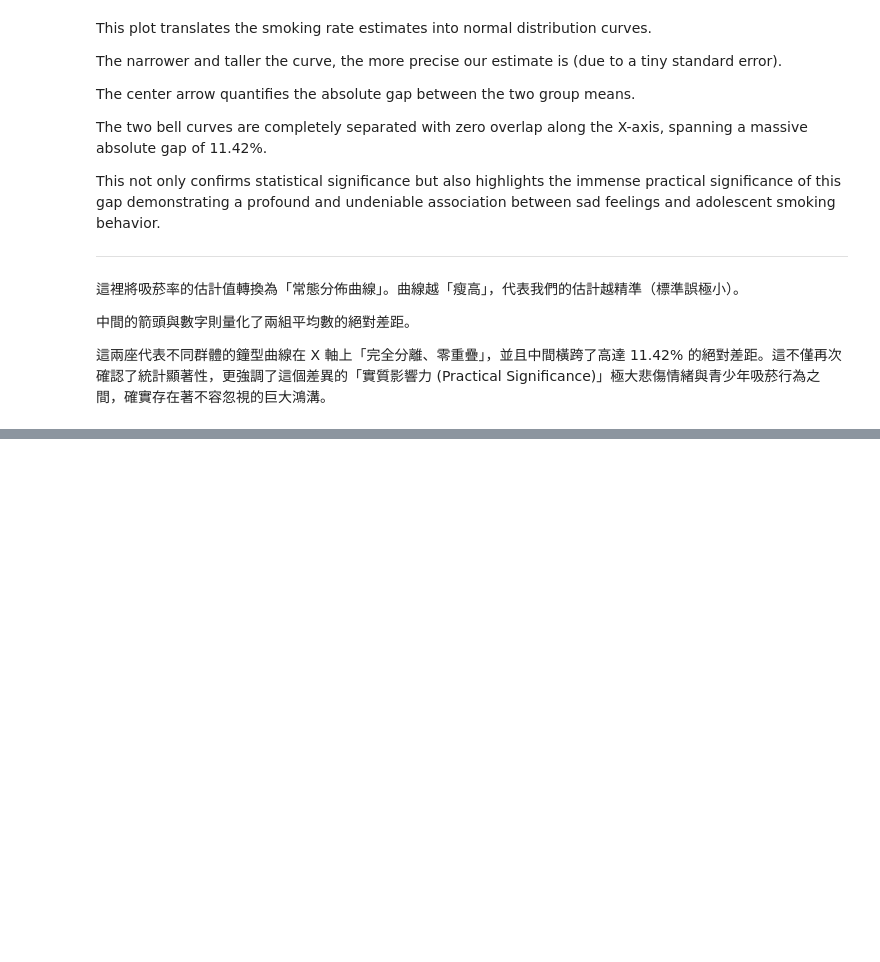
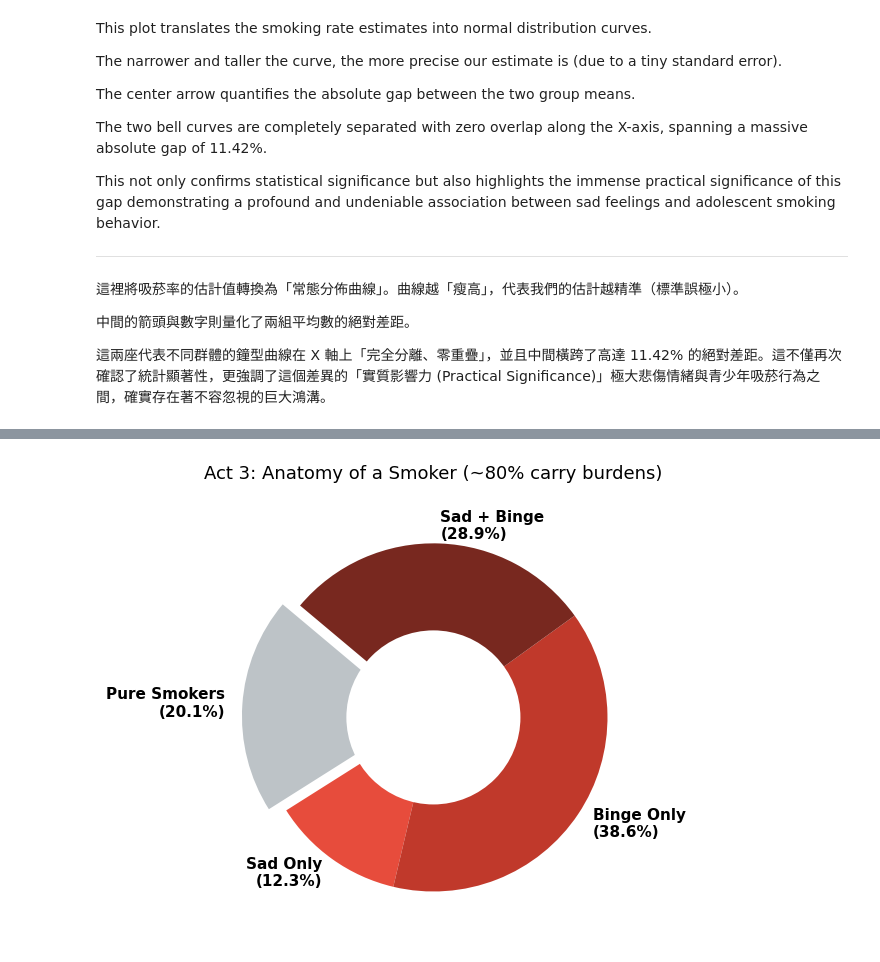
Before and after one commit to Geraldand/2026SpringStat2-Cycle3, a Jupyter notebook: notebooks/Data Visualization & Exploratory Data Analysis (EDA)/Data_Visualization_&_Exploratory_Data_Analysis_(EDA).ipynb, the cells around one changed output, grey strips where cells are left out. Cells and saved outputs as stored; diff of their text form; code cells hidden in the pictures; blank space fills up the shorter version.

```diff
--- a/notebooks/Data Visualization & Exploratory Data Analysis (EDA)/Data_Visualization_&_Exploratory_Data_Analysis_(EDA).ipynb
+++ b/notebooks/Data Visualization & Exploratory Data Analysis (EDA)/Data_Visualization_&_Exploratory_Data_Analysis_(EDA).ipynb
@@ -232,0 +267,33 @@ This not only confirms statistical significance but also highlights the immense
+# %%
+# ==========================================
+# 🍩 圖三數據：內部結構 - 吸菸者的解剖
+# ==========================================
+smokers = df[df['CurrentCigaretteUse_Recoded'] == 1]
+total_smokers = len(smokers)
+c_pure = len(smokers[(smokers['SadOrHopeless_Recoded']==0) & (smokers['CurrentBingeDrinking5OrMore_Recoded']==0)]) / total_smokers * 100
+c_sad_only = len(smokers[(smokers['SadOrHopeless_Recoded']==1) & (smokers['CurrentBingeDrinking5OrMore_Recoded']==0)]) / total_smokers * 100
+c_binge_only = len(smokers[(smokers['SadOrHopeless_Recoded']==0) & (smokers['CurrentBingeDrinking5OrMore_Recoded']==1)]) / total_smokers * 100
+c_both = len(smokers[(smokers['SadOrHopeless_Recoded']==1) & (smokers['CurrentBingeDrinking5OrMore_Recoded']==1)]) / total_smokers * 100
+
+fig3, ax3 = plt.subplots(figsize=(6, 5))
+labels_3 = [f'Pure Smokers\n({c_pure:.1f}%)',
+            f'Sad Only\n({c_sad_only:.1f}%)',
+            f'Binge Only\n({c_binge_only:.1f}%)',
+            f'Sad + Binge\n({c_both:.1f}%)']
+sizes_3 = [c_pure, c_sad_only, c_binge_only, c_both]
+colors_3 = ['#bdc3c7', '#e74c3c', '#c0392b', '#78281f'] # 顏色與圖二完美對應
+explode = (0.1, 0, 0, 0)  # 突顯出那少數的「純粹吸菸者」
+
+wedges, texts = ax3.pie(sizes_3, explode=explode, labels=labels_3, colors=colors_3,
+                        startangle=140, textprops={'fontsize': 11, 'fontweight':'bold'})
+
+centre_circle = plt.Circle((0,0),0.50,fc='white')
+fig3.gca().add_artist(centre_circle)
+
+ax3.set_title('Act 3: Anatomy of a Smoker (~80% carry burdens)', fontsize=13, pad=15)
+plt.tight_layout()
+plt.savefig('outputs/figures/act3_donut.png', dpi=300)
+
+plt.show()
+# %% [output]
+[figure, added]
```
Also changed, not shown: parts of 11 cells of this notebook.
